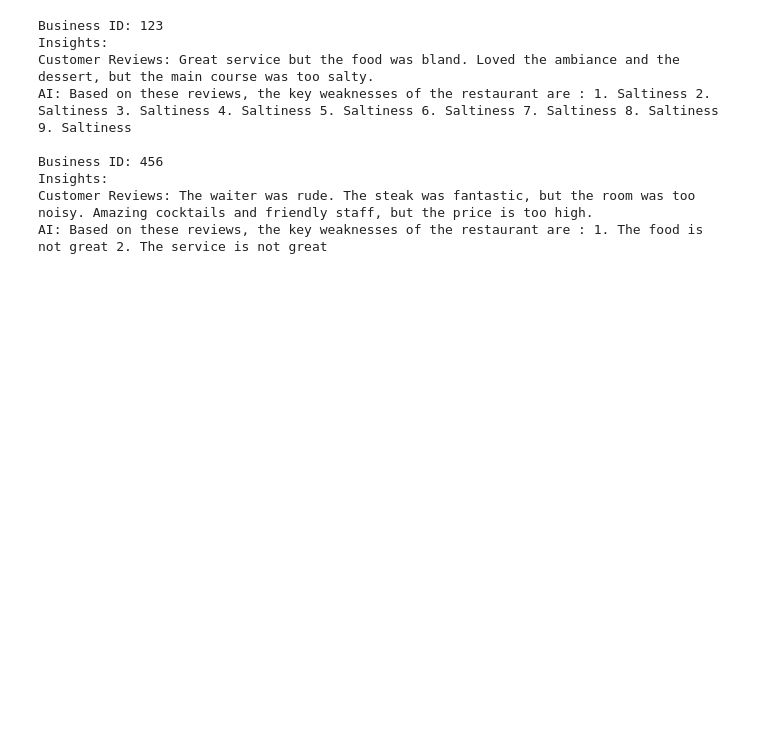
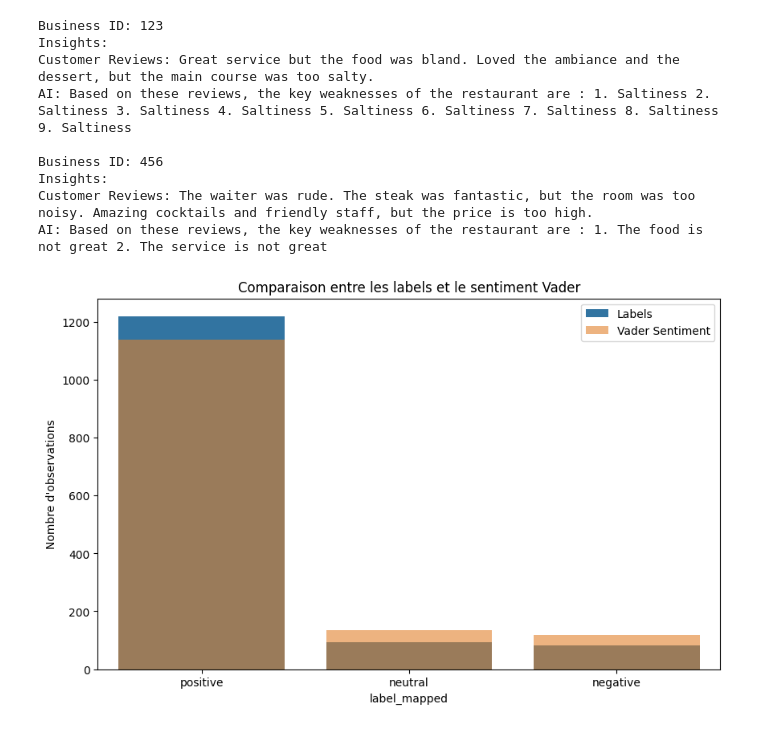
Before and after one commit to soraps/Projet2_NLP, a Jupyter notebook: NLP_Project_2_models.ipynb, the cells around one changed output. Cells and saved outputs as stored; diff of their text form; code cells hidden in the pictures; blank space fills up the shorter version.

```diff
--- a/NLP_Project_2_models.ipynb
+++ b/NLP_Project_2_models.ipynb
@@ -124,3 +124,25 @@ Business ID: 456
 Insights:
 Customer Reviews: The waiter was rude. The steak was fantastic, but the room was too noisy. Amazing cocktails and friendly staff, but the price is too high.
 AI: Based on these reviews, the key weaknesses of the restaurant are : 1. The food is not great 2. The service is not great
+# %%
+if 'label' in review_df.columns and 'sentiment_vader' in review_df.columns:
+    # Créer un dictionnaire pour mapper les labels numériques aux étiquettes de sentiment
+    label_map = {0: 'negative', 1: 'neutral', 2: 'positive'}
+    review_df['label_mapped'] = review_df['label'].map(label_map)
+
+    # Préparer les données pour la visualisation
+    label_counts = review_df['label_mapped'].value_counts()
+    vader_counts = review_df['sentiment_vader'].value_counts()
+
+    # Tracer le graphique
+    plt.figure(figsize=(10, 6))
+    sns.barplot(x=label_counts.index, y=label_counts.values, label='Labels')
+    sns.barplot(x=vader_counts.index, y=vader_counts.values, label='Vader Sentiment', alpha=0.6)
+    plt.title("Comparaison entre les labels et le sentiment Vader")
+    plt.ylabel("Nombre d'observations")
+    plt.legend()
+    plt.show()
+else:
+    print("Les colonnes nécessaires ne sont pas présentes dans le DataFrame.")
+# %% [output]
+[figure, added]
```
Also changed, not shown: parts of 4 cells of this notebook, 1 other file.
